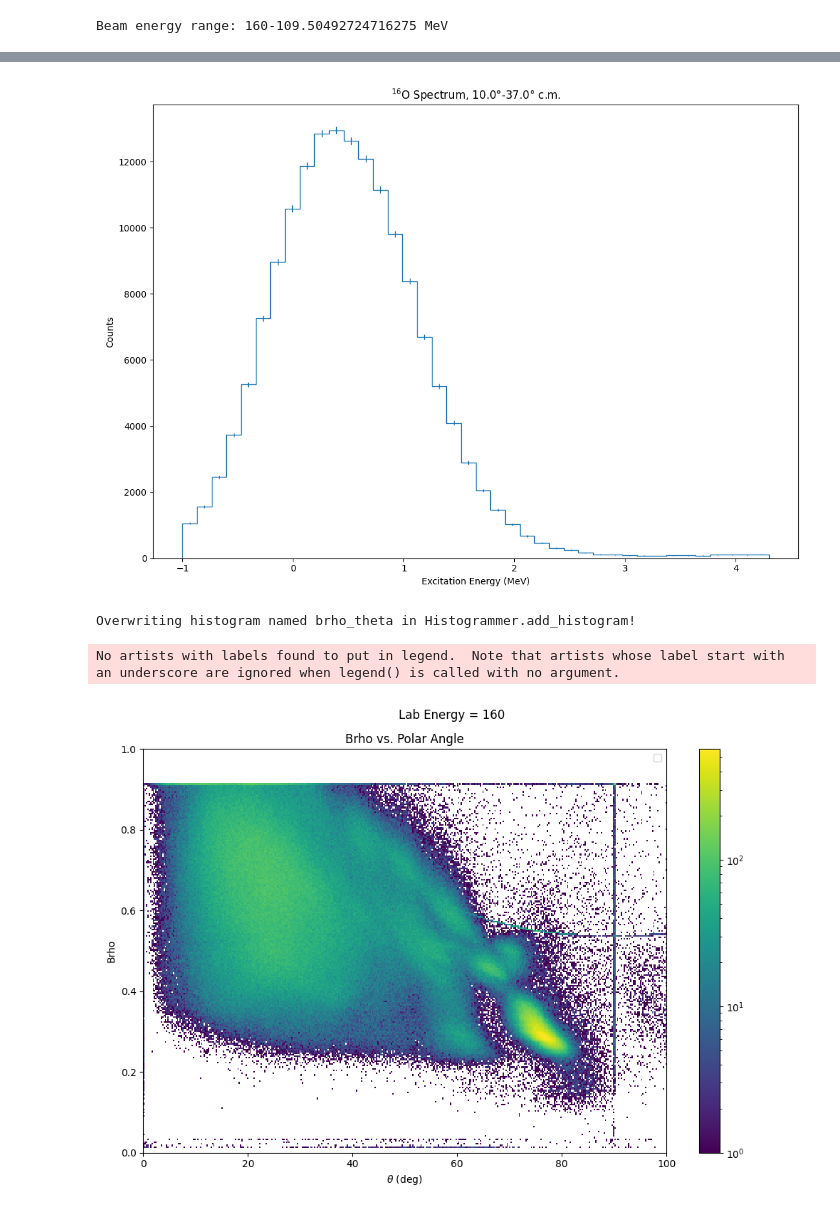
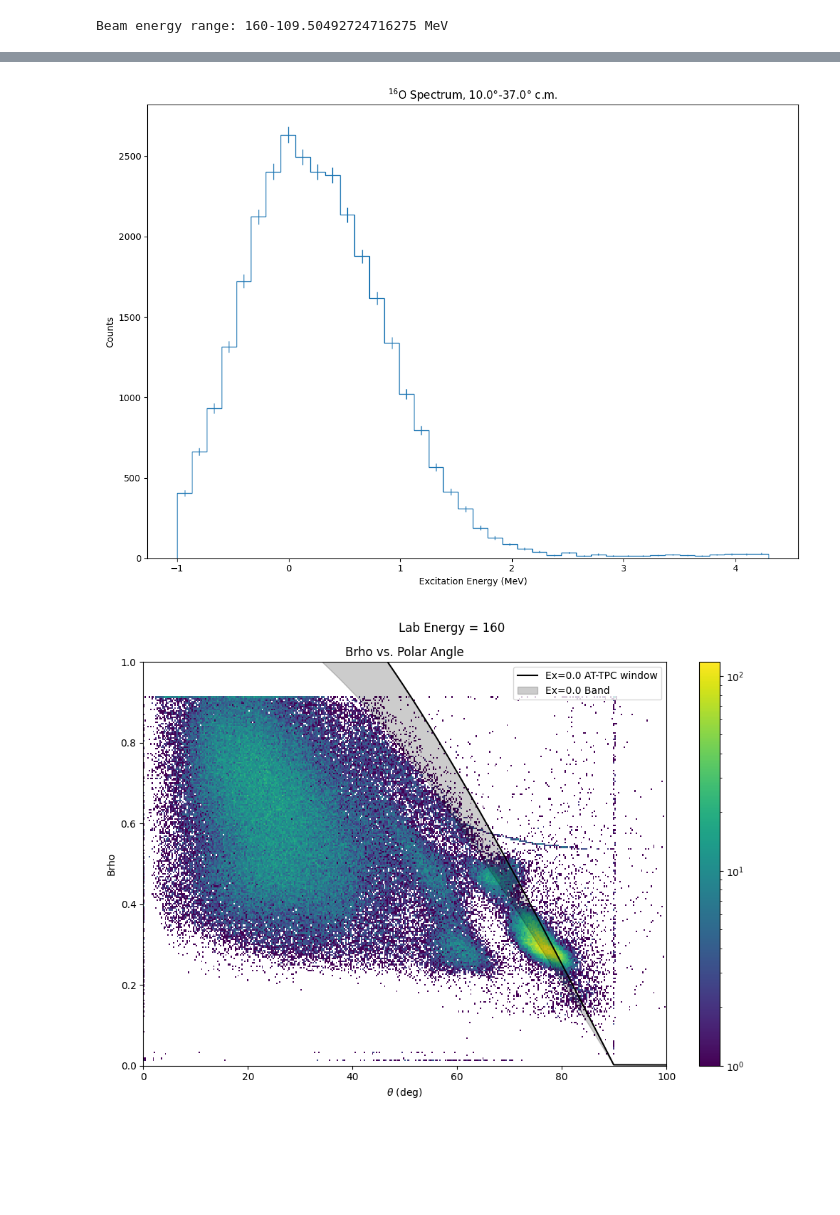
Before and after one commit to singhp99/e20020_analysis, a Jupyter notebook: notebooks/excitation_analysis.ipynb, the cells around one changed output, grey strips where cells are left out. Saved outputs shown, nothing was run; the diff lists cells and outputs as text; code cells hidden in the pictures; blank space fills up the shorter version.

```diff
--- a/notebooks/excitation_analysis.ipynb
+++ b/notebooks/excitation_analysis.ipynb
@@ -29,7 +29,7 @@ run_max = 169
 
 #df = pd.read_parquet(f"/Volumes/researchEXT/O16/O16_spyral_analysis/InterpSolver/run_00{run_number}_4He.parquet")
 # %%
-workspace_path = Path("/Volumes/personal_space/single_dv_workspace")
+workspace_path = Path("/Volumes/researchEXT/O16/O16_spyral_analysis")
 target_material_path = Path("/Users/mahesh/Desktop/academics/research/e20020_analysis/solver_gas_16O.json")
 
 solver_result_path = workspace_path / "InterpSolver"
@@ -305,30 +305,39 @@ fig.set_figheight(8.0)
 fig.set_figwidth(11.0)
 fig.tight_layout()
 # %% [output]
-[figure, old version]
+[figure, new version]
 # %%
 grammer.add_hist2d('brho_theta', (700, 800), ((0.0, 180.0), (-0.1, 3.0)))
 grammer.fill_hist2d('brho_theta', np.rad2deg(results["polar"]), results["brho"])
 
+brho_line = (
+    np.sqrt((eject_kinematics[idx, :len(cm_angle_range), 1] + ejectile.mass)**2 - (ejectile.mass)**2)
+) / (float(ejectile.Z) * QBRHO_2_P)
 
+brho_band = (
+    np.sqrt((eject_kinematics[idx, :, 1] + ejectile.mass)**2 - (ejectile.mass)**2)
+) / (float(ejectile.Z) * QBRHO_2_P)
 
 brho_theta = grammer.get_hist2d("brho_theta")
 
 fig, ax = plt.subplots(1,1)
 mesh = ax.pcolormesh(brho_theta.x_bins, brho_theta.y_bins, brho_theta.counts, norm="log")
+for idx, ex in enumerate(residual_excitations):
+
+    ax.plot(np.rad2deg(eject_kinematics[idx, :len(cm_angle_range), 0]), brho_line, label=f"Ex={ex:02} AT-TPC window", c = "black")
+    # Fill idea thanks to D. Ramirez
+    ax.fill(np.rad2deg(eject_kinematics[idx, :, 0]),brho_band, label=f"Ex={ex:02} Band", alpha=0.2, c = "black")
 ax.set_title("Brho vs. Polar Angle")
 ax.set_xlabel(r"$\theta$ (deg)")
 ax.set_ylabel("Brho")
 fig.colorbar(mesh, ax=ax)
 
 ax.legend()
 fig.set_figheight(7.0)
 fig.set_figwidth(10.0)
 plt.suptitle(f"Lab Energy = {proj_energy_start}")
 plt.xlim(0,100)
 plt.ylim(0,1)
 fig.tight_layout()
 # %% [output]
-Overwriting histogram named brho_theta in Histogrammer.add_histogram!
-No artists with labels found to put in legend.  Note that artists whose label start with an underscore are ignored when legend() is called with no argument.
-[figure, old version]
+[figure, new version]
```
Also changed, not shown: parts of 2 cells of this notebook.
